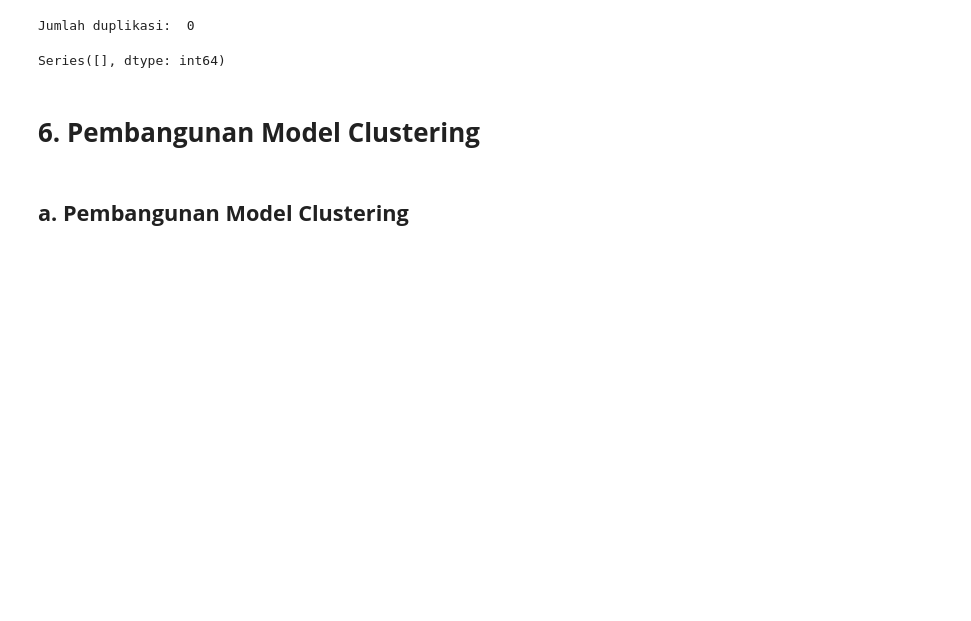
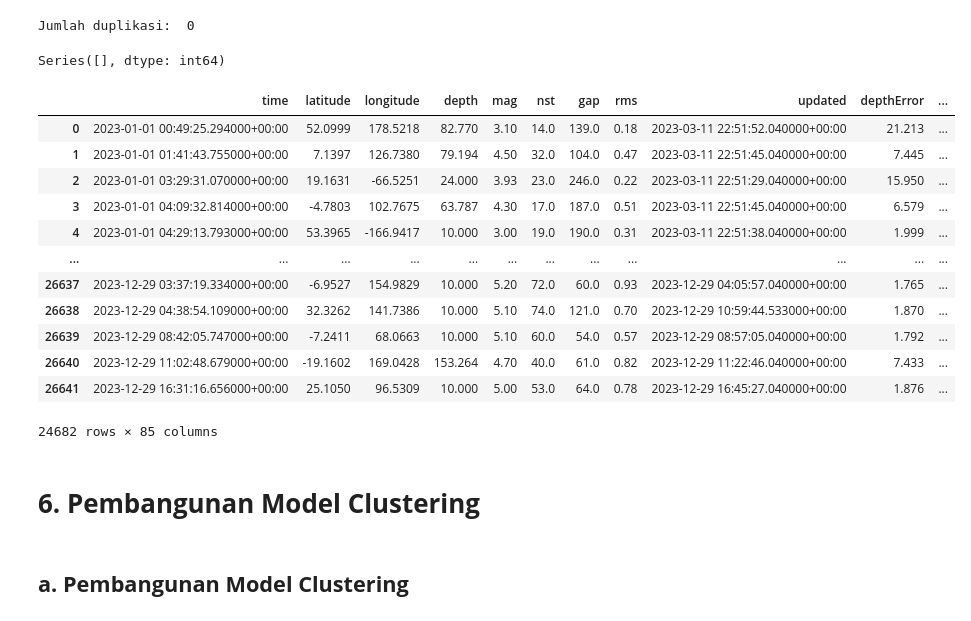
Before and after one commit to septiisdayanna/earthquakes_clustering, a Jupyter notebook: [Clustering]_Submission_Akhir_BMLP_Your_Name_(Updated).ipynb, the cells around one changed output. Cells and saved outputs as stored; diff of their text form; code cells hidden in the pictures; blank space fills up the shorter version.

Commit message:
melakukan encoding dan  hapus dua kolom(id,place)

```diff
--- a/[Clustering]_Submission_Akhir_BMLP_Your_Name_(Updated).ipynb
+++ b/[Clustering]_Submission_Akhir_BMLP_Your_Name_(Updated).ipynb
@@ -285,14 +285,29 @@ missing_values[missing_values > 0]
 # %% [output]
 Series([], dtype: int64)
 # %%
-# Mengubah data kategorikal menjadi numerik menggunakan LabelEncoder
-df = df.drop(columns=['id', 'place']) # mengahapus dua kolom yang tidak perlu diencoding karena memiliki banyak nilai unik
-df_encoder = pd.DataFrame(df)
+# Mengubah data kategorikal menjadi numerik menggunakan OneHotEncoder
+df = df.drop(columns=['id', 'place'])  # Menghapus dua kolom yang tidak perlu diencoding karena memiliki banyak nilai unik
+cat_features = df.select_dtypes(include=['object']).columns
 
-for col in cat_features:
-    df_encoder[col] = df_encoder.fit_transform(df[col])
+# Menggunakan pd.get_dummies untuk One-Hot Encoding
+df_one_hot = pd.get_dummies(df, columns=cat_features)
 
-df_encoder
+# Menampilkan hasil
+df_one_hot
+# %% [output]
+|  | time | latitude | longitude | depth | mag | nst | gap | rms | updated | depthError | ... |
+| 0 | 2023-01-01 00:49:25.294000+00:00 | 52.0999 | 178.5218 | 82.770 | 3.10 | 14.0 | 139.0 | 0.18 | 2023-03-11 22:51:52.040000+00:00 | 21.213 | ... |
+| 1 | 2023-01-01 01:41:43.755000+00:00 | 7.1397 | 126.7380 | 79.194 | 4.50 | 32.0 | 104.0 | 0.47 | 2023-03-11 22:51:45.040000+00:00 | 7.445 | ... |
+| 2 | 2023-01-01 03:29:31.070000+00:00 | 19.1631 | -66.5251 | 24.000 | 3.93 | 23.0 | 246.0 | 0.22 | 2023-03-11 22:51:29.040000+00:00 | 15.950 | ... |
+| 3 | 2023-01-01 04:09:32.814000+00:00 | -4.7803 | 102.7675 | 63.787 | 4.30 | 17.0 | 187.0 | 0.51 | 2023-03-11 22:51:45.040000+00:00 | 6.579 | ... |
+| 4 | 2023-01-01 04:29:13.793000+00:00 | 53.3965 | -166.9417 | 10.000 | 3.00 | 19.0 | 190.0 | 0.31 | 2023-03-11 22:51:38.040000+00:00 | 1.999 | ... |
+| ... | ... | ... | ... | ... | ... | ... | ... | ... | ... | ... | ... |
+| 26637 | 2023-12-29 03:37:19.334000+00:00 | -6.9527 | 154.9829 | 10.000 | 5.20 | 72.0 | 60.0 | 0.93 | 2023-12-29 04:05:57.040000+00:00 | 1.765 | ... |
+| 26638 | 2023-12-29 04:38:54.109000+00:00 | 32.3262 | 141.7386 | 10.000 | 5.10 | 74.0 | 121.0 | 0.70 | 2023-12-29 10:59:44.533000+00:00 | 1.870 | ... |
+| 26639 | 2023-12-29 08:42:05.747000+00:00 | -7.2411 | 68.0663 | 10.000 | 5.10 | 60.0 | 54.0 | 0.57 | 2023-12-29 08:57:05.040000+00:00 | 1.792 | ... |
+| 26640 | 2023-12-29 11:02:48.679000+00:00 | -19.1602 | 169.0428 | 153.264 | 4.70 | 40.0 | 61.0 | 0.82 | 2023-12-29 11:22:46.040000+00:00 | 7.433 | ... |
+| 26641 | 2023-12-29 16:31:16.656000+00:00 | 25.1050 | 96.5309 | 10.000 | 5.00 | 53.0 | 64.0 | 0.78 | 2023-12-29 16:45:27.040000+00:00 | 1.876 | ... |
+24682 rows × 85 columns
 # %% [markdown]
 # **6. Pembangunan Model Clustering**
 # %% [markdown]
```
